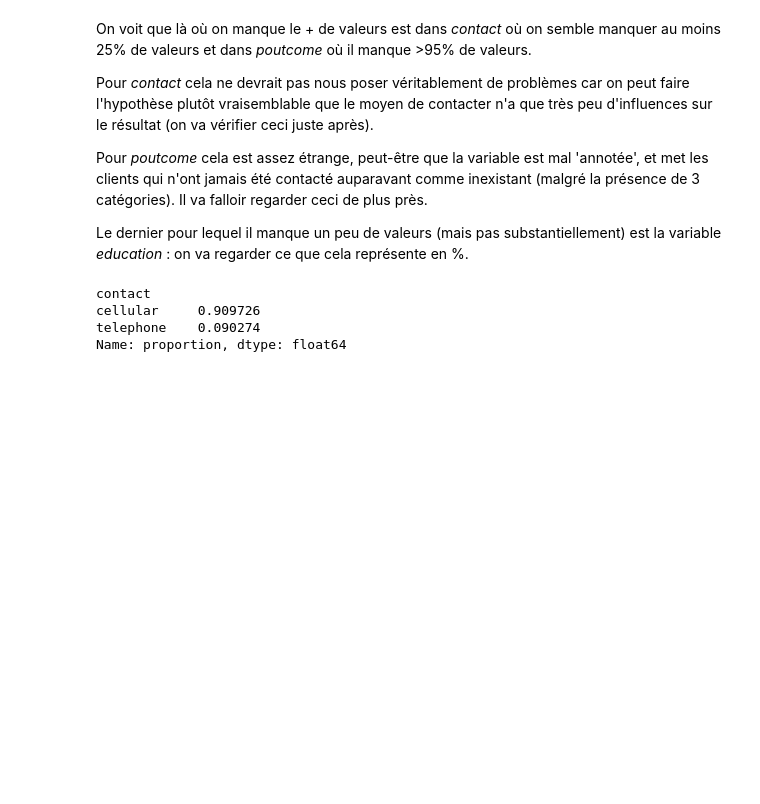
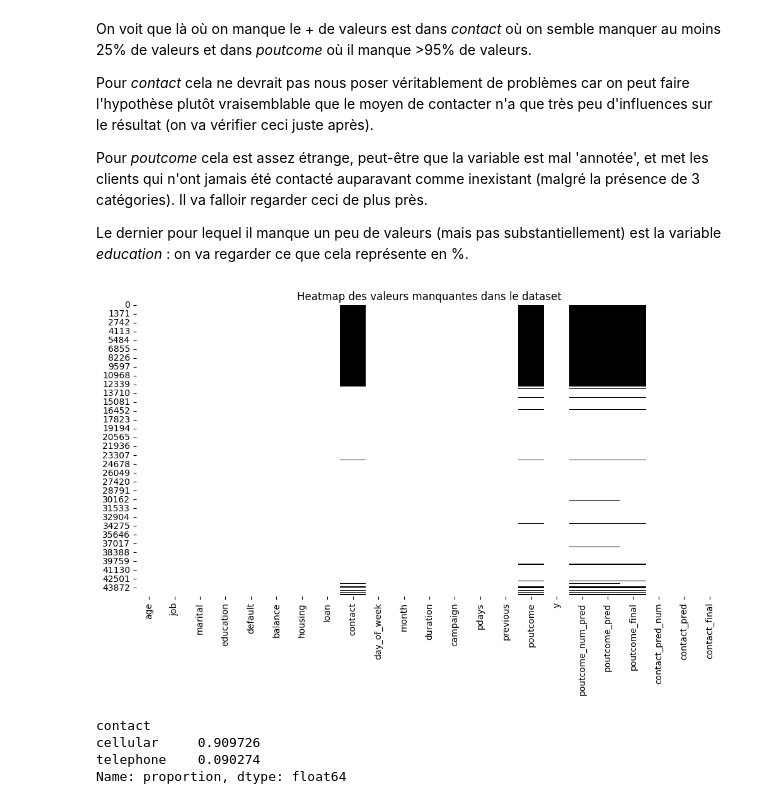
Before and after one commit to Dkdunand/ENSAE-stat-apply-projet, a Jupyter notebook: Maxime AED.ipynb, the cells around one changed output. Cells and saved outputs as stored; diff of their text form; code cells hidden in the pictures; blank space fills up the shorter version.

```diff
--- a/Maxime AED.ipynb
+++ b/Maxime AED.ipynb
@@ -90,6 +86,23 @@ Pour *contact* cela ne devrait pas nous poser véritablement de problèmes car o
 Pour *poutcome* cela est assez étrange, peut-être que la variable est mal 'annotée', et met les clients qui n'ont jamais été contacté auparavant comme inexistant (malgré la présence de 3 catégories). Il va falloir regarder ceci de plus près.
 
 Le dernier pour lequel il manque un peu de valeurs (mais pas substantiellement) est la variable *education* : on va regarder ce que cela représente en %.
+# %%
+data['job'] = data['job'].fillna(data['job'].mode().iloc[0])
+data['education'] = data['education'].fillna(data['education'].mode().iloc[0])
+data['balance'] = data['balance'].fillna(data['balance'].mode().iloc[0])
+data['marital'] = data['marital'].fillna(data['marital'].mode().iloc[0])
+data['default'] = data['default'].fillna(data['default'].mode().iloc[0])
+data['housing'] = data['housing'].fillna(data['housing'].mode().iloc[0])
+data['loan'] = data['loan'].fillna(data['loan'].mode().iloc[0])
+# %%
+plt.figure(figsize=(12, 6))
+sns.heatmap(data.isnull(),
+            cbar=False,
+            cmap='Greys')
+plt.title("Heatmap des valeurs manquantes dans le dataset")
+plt.show()
+# %% [output]
+[figure, added]
 # %%
 data['contact'].value_counts(normalize=True)
 # %% [output]
```
Also changed, not shown: parts of 6 cells of this notebook.
